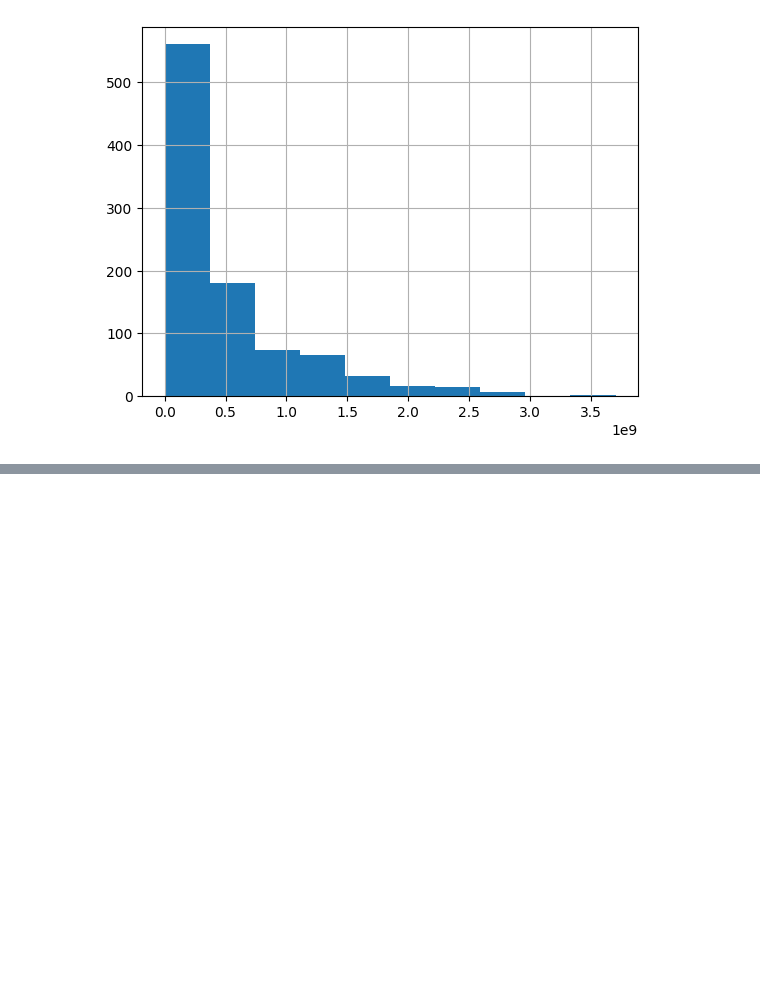
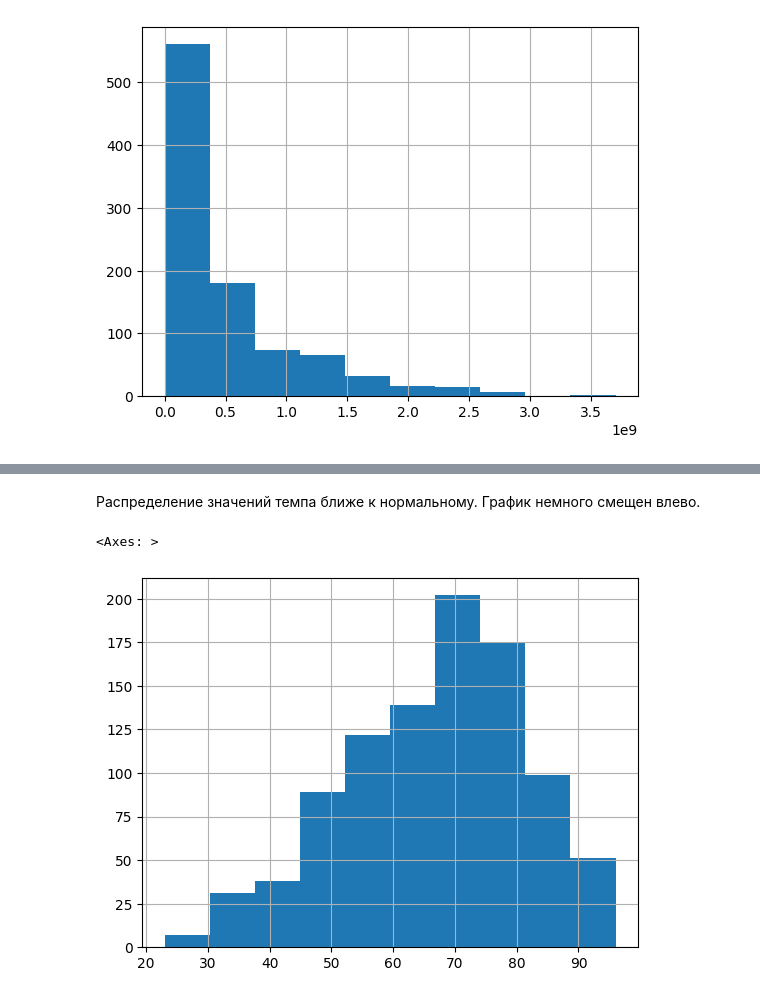
Before and after one commit to PolinaKliushova/ai_labs, a Jupyter notebook: 02_lab_EDA.ipynb, the cells around one changed output, grey strips where cells are left out. Drawn from its saved outputs; the diff is of its cells as text; code cells hidden in the pictures; blank space fills up the shorter version.

```diff
--- a/02_lab_EDA.ipynb
+++ b/02_lab_EDA.ipynb
@@ -160,0 +238,7 @@ plt.show()
+# %% [markdown]
+Распределение значений темпа ближе к нормальному. График немного смещен влево.
+# %%
+data['danceability_%'].hist()
+# %% [output]
+<Axes: >
+[figure, added]
```
Also changed, not shown: parts of 35 cells of this notebook.
